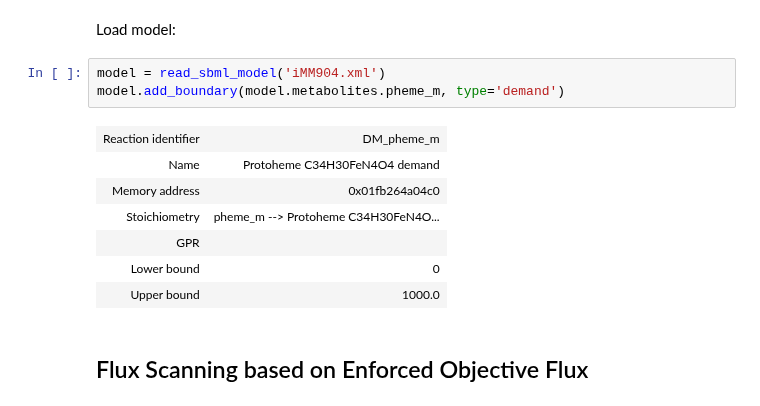
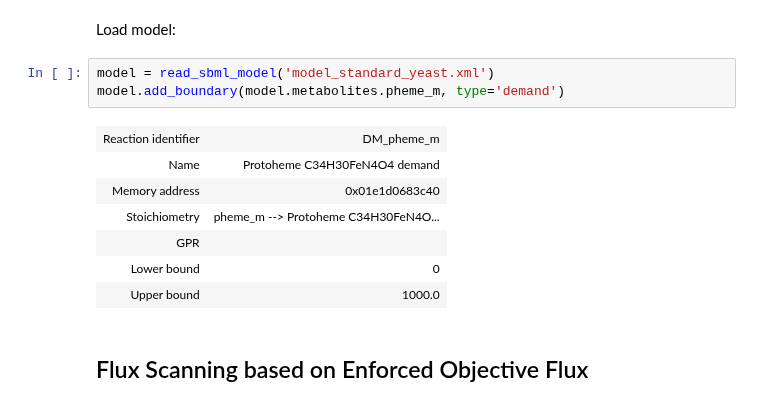
Before and after one commit to 27410/group-assignment-2021-group_10_rhb_cerevisiae, a Jupyter notebook: Analysis/Gene_modulation.ipynb, the cells around one changed output. Drawn from its saved outputs; the diff is of its cells as text.

```diff
--- a/Analysis/Gene_modulation.ipynb
+++ b/Analysis/Gene_modulation.ipynb
@@ -12,12 +12,12 @@ from cameo.strain_design.deterministic.flux_variability_based import FSEOF
 # %% [markdown]
 Load model:
 # %%
-model = read_sbml_model('iMM904.xml')
+model = read_sbml_model('model_standard_yeast.xml')
 model.add_boundary(model.metabolites.pheme_m, type='demand')
 # %% [output]
 | Reaction identifier | DM_pheme_m |
 | Name | Protoheme C34H30FeN4O4 demand |
-| Memory address | 0x01fb264a04c0 |
+| Memory address | 0x01e1d0683c40 |
 | Stoichiometry | pheme_m --> Protoheme C34H30FeN4O... |
 | GPR |  |
 | Lower bound | 0 |
```
Also changed, not shown: parts of 4 cells of this notebook, 3 other files.
